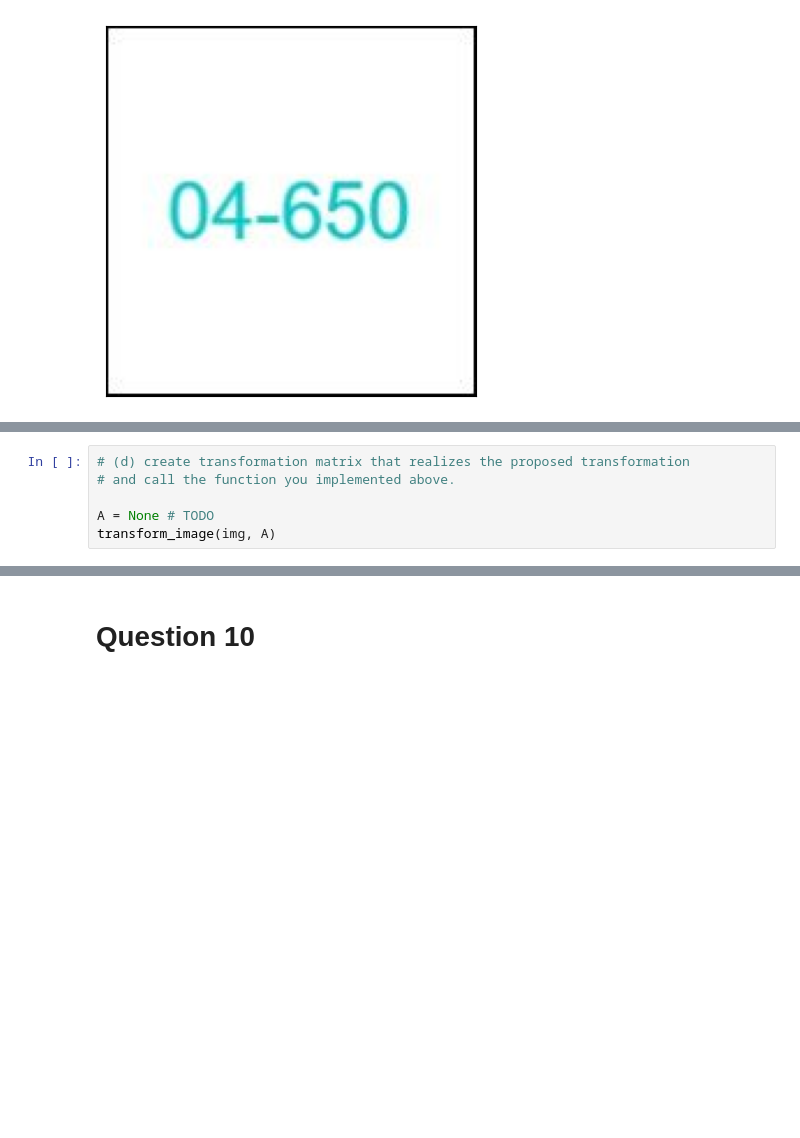
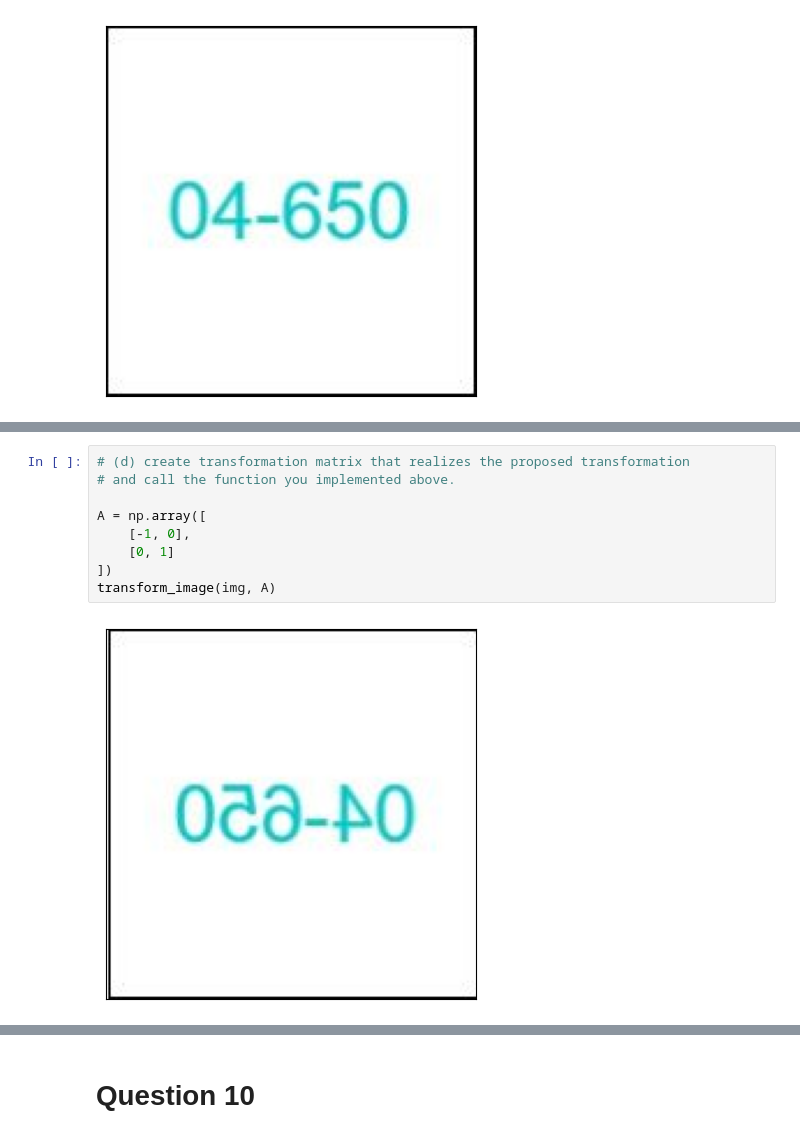
Before and after one commit to kkipngenokoech/MathsRequiredForAI, a Jupyter notebook: latex/handout/HW2_P2.ipynb, the cells around one changed output, grey strips where cells are left out. Drawn from its saved outputs; the diff is of its cells as text; blank space fills up the shorter version.

```diff
--- a/latex/handout/HW2_P2.ipynb
+++ b/latex/handout/HW2_P2.ipynb
@@ -65,9 +98,14 @@ transform_image(img, A)
 # %%
 # (d) create transformation matrix that realizes the proposed transformation
 # and call the function you implemented above.
 
-A = None # TODO
+A = np.array([
+    [-1, 0],
+    [0, 1]
+])
 transform_image(img, A)
+# %% [output]
+[figure, added]
 # %%
 # (e) create transformation matrix that realizes the proposed transformation
 # and call the function you implemented above.
```
Also changed, not shown: parts of 9 cells of this notebook.
